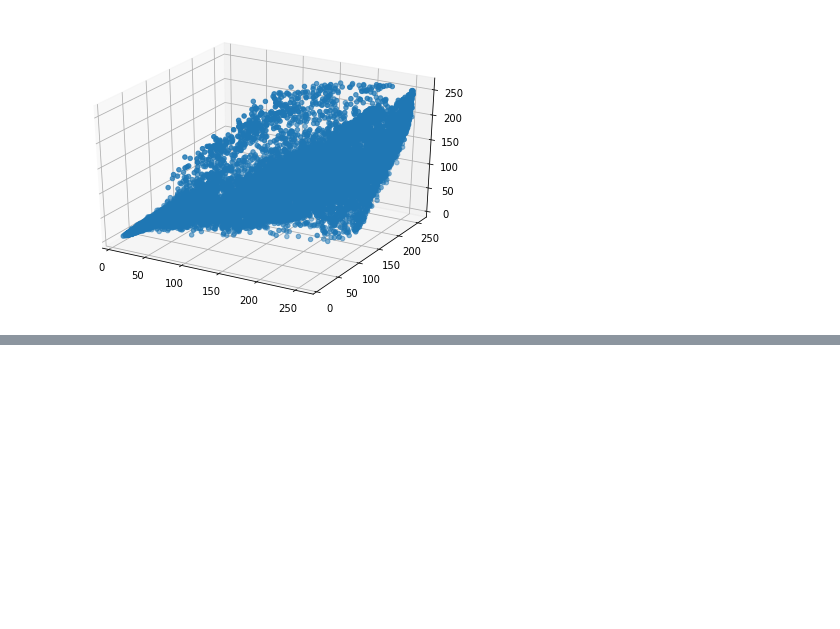
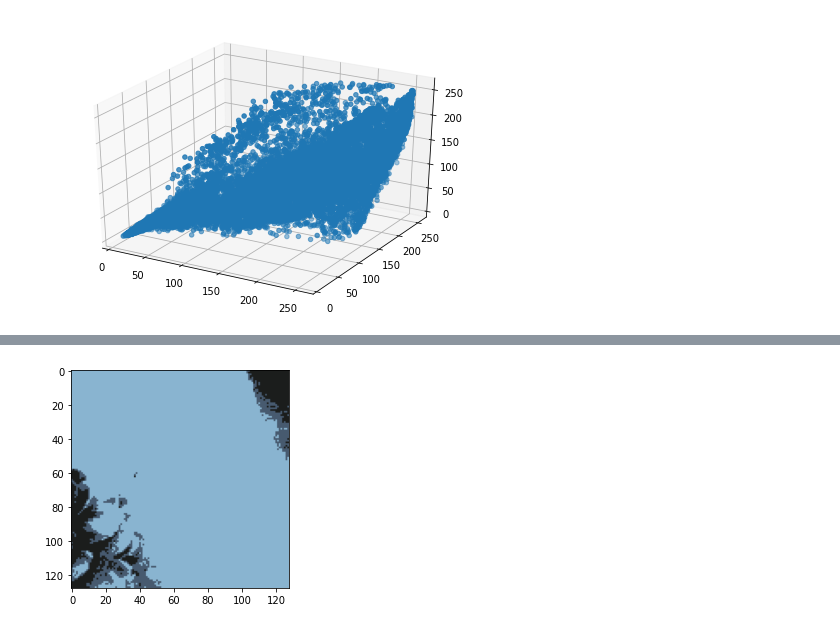
Before and after one commit to dTony33/Machine-Learning, a Jupyter notebook: Bonus_Assignment.ipynb, the cells around one changed output, grey strips where cells are left out. Drawn from its saved outputs; the diff is of its cells as text; code cells hidden in the pictures; blank space fills up the shorter version.

```diff
--- a/Bonus_Assignment.ipynb
+++ b/Bonus_Assignment.ipynb
@@ -35,5 +42,3 @@ TypeError: ignored
 # %%
 def euclidean_distance(x1, x2):
     return np.sqrt(np.sum((x1 - x2)**2))
-# %%
-def kmeans():
@@ -39,0 +47,41 @@ def kmeans():
+# %%
+def closest_centroid(sample, centroids):
+  distances = [euclidean_distance(sample, point) for point in centroids]
+  closest_index = np.argmin(distances)
+  return closest_index
+# %%
+def kmeans(k):
+  max_iterations = 100
+  clusters = [[]for _ in range(k)]
+  centroids = []
+  samples,features = pixel_values.shape
+  random_indexes = np.random.choice(samples,k,replace=False)
+  centroids = [pixel_values[index] for index in random_indexes]
+  for _ in range(max_iterations):
+    for idx, sample in enumerate(pixel_values):
+      centroid_idx = closest_centroid(sample, centroids)
+      clusters[centroid_idx].append(idx)
+
+
+    old = centroids
+    centroids = np.zeros((k,features))
+    for idx,cluster in enumerate(clusters):
+      mean = np.mean(pixel_values[cluster],axis= 0)
+      centroids[idx] = mean
+    labels = np.empty(samples)
+    for cluster_idx, cluster in enumerate(clusters):
+      for sample_index in cluster:
+        labels[sample_index] = cluster_idx
+  return clusters,centroids,labels
+# %%
+clusters,centroids,labels = kmeans(3)
+# %%
+centers = np.uint8(centroids)
+labels = labels.astype(int)
+labels = labels.flatten()
+output = centers[labels]
+output = output.reshape(img.shape)
+plt.imshow(output)
+plt.show()
+# %% [output]
+[figure, added]
```
Also changed, not shown: parts of 6 cells of this notebook.
